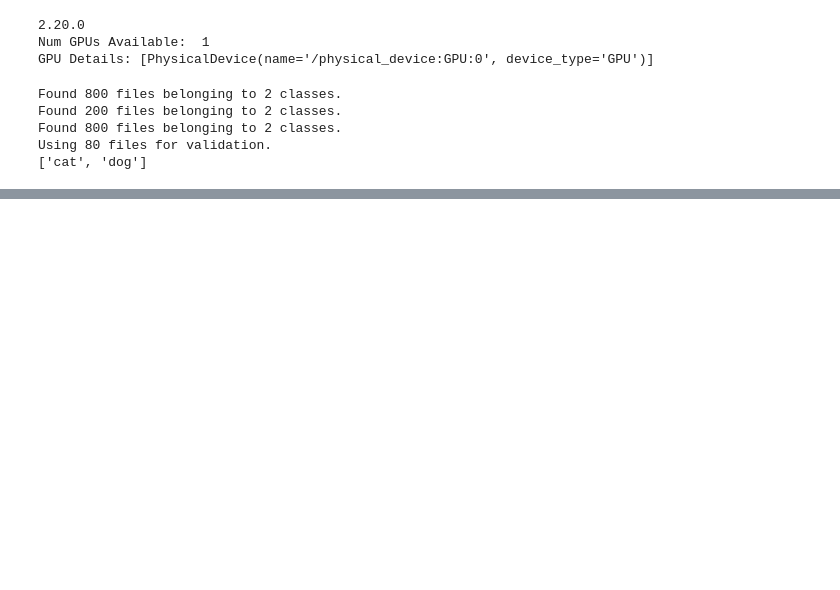
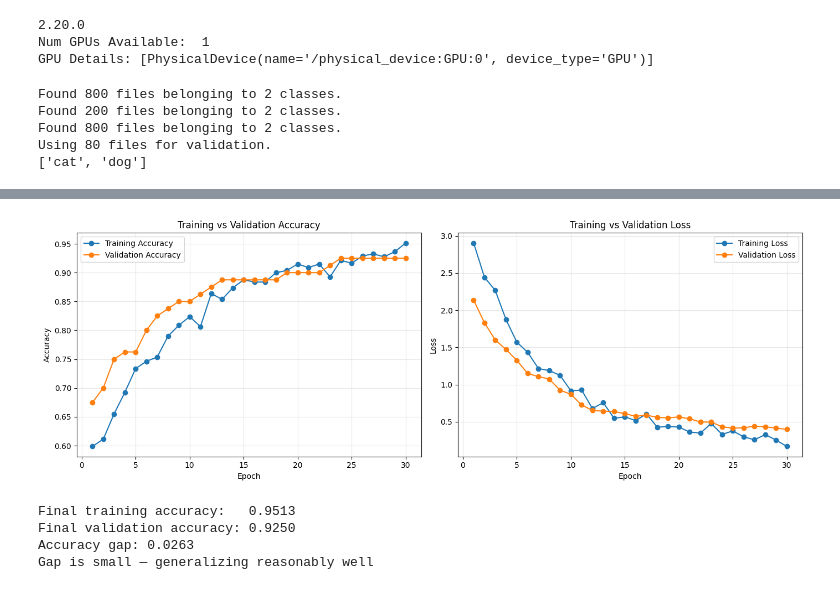
Before and after one commit to Superkai017/Cat-vs-Dog-classification, a Jupyter notebook: cat vs dog.ipynb, the cells around one changed output, grey strips where cells are left out. Cells and saved outputs as stored; diff of their text form; code cells hidden in the pictures; blank space fills up the shorter version.

```diff
--- a/cat vs dog.ipynb
+++ b/cat vs dog.ipynb
@@ -58,0 +273,53 @@ Using 80 files for validation.
+# %%
+import matplotlib.pyplot as plt
+
+acc = history.history["accuracy"]
+val_acc = history.history["val_accuracy"]
+loss = history.history["loss"]
+val_loss = history.history["val_loss"]
+
+epochs_range = range(1, len(acc) + 1)
+
+fig, axes = plt.subplots(1, 2, figsize=(14, 5))
+
+# Accuracy plot
+axes[0].plot(epochs_range, acc, label="Training Accuracy", marker="o")
+axes[0].plot(epochs_range, val_acc, label="Validation Accuracy", marker="o")
+axes[0].set_title("Training vs Validation Accuracy")
+axes[0].set_xlabel("Epoch")
+axes[0].set_ylabel("Accuracy")
+axes[0].legend()
+axes[0].grid(alpha=0.3)
+
+# Loss plot
+axes[1].plot(epochs_range, loss, label="Training Loss", marker="o")
+axes[1].plot(epochs_range, val_loss, label="Validation Loss", marker="o")
+axes[1].set_title("Training vs Validation Loss")
+axes[1].set_xlabel("Epoch")
+axes[1].set_ylabel("Loss")
+axes[1].legend()
+axes[1].grid(alpha=0.3)
+
+plt.tight_layout()
+plt.show()
+
+# Quantify the gap
+final_train_acc = acc[-1]
+final_val_acc = val_acc[-1]
+gap = final_train_acc - final_val_acc
+print(f"Final training accuracy:   {final_train_acc:.4f}")
+print(f"Final validation accuracy: {final_val_acc:.4f}")
+print(f"Accuracy gap: {gap:.4f}")
+
+if gap > 0.10:
+    print("⚠️ Significant gap — likely overfitting")
+elif gap > 0.05:
+    print("Mild gap — worth monitoring")
+else:
+    print("Gap is small — generalizing reasonably well")
+# %% [output]
+[figure, added]
+Final training accuracy:   0.9513
+Final validation accuracy: 0.9250
+Accuracy gap: 0.0263
+Gap is small — generalizing reasonably well
```
Also changed, not shown: parts of 13 cells of this notebook.
